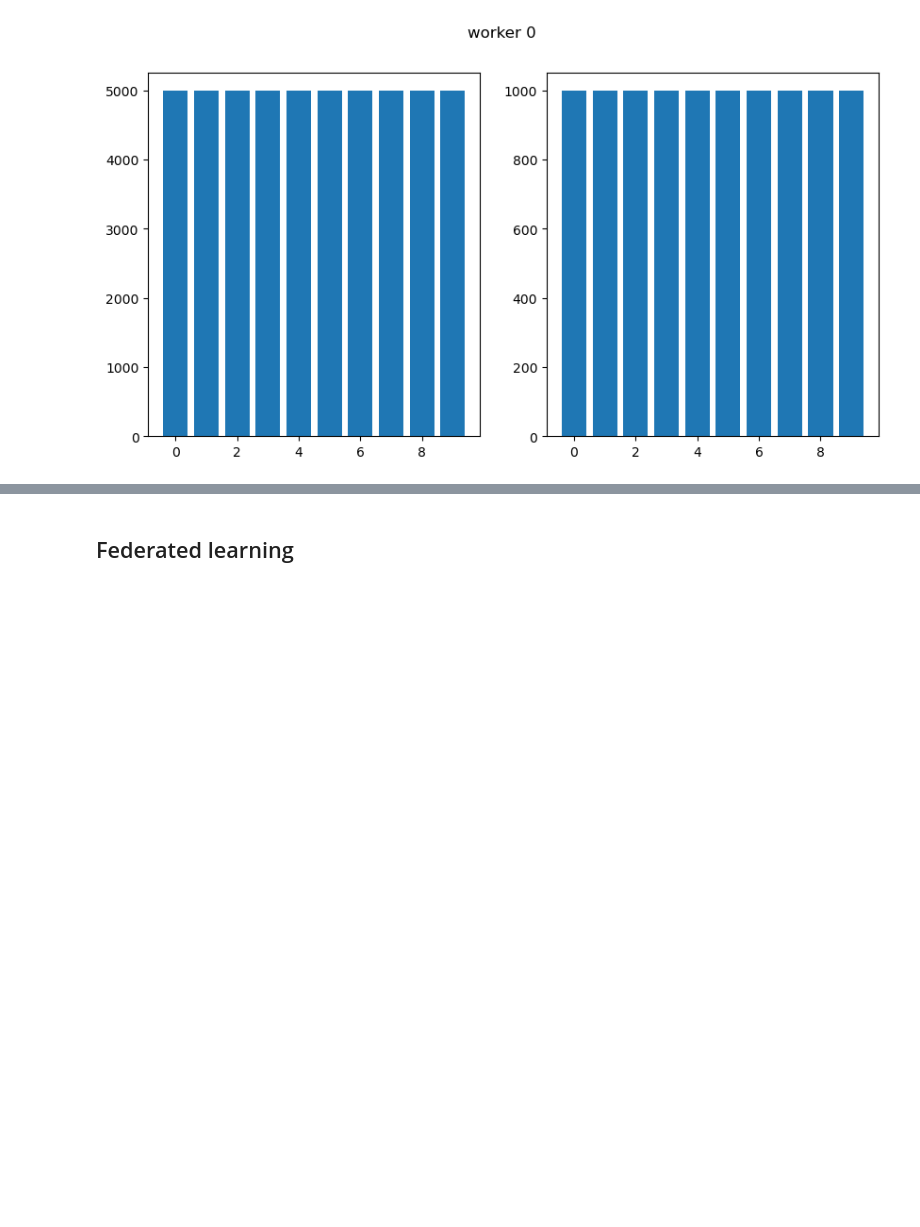
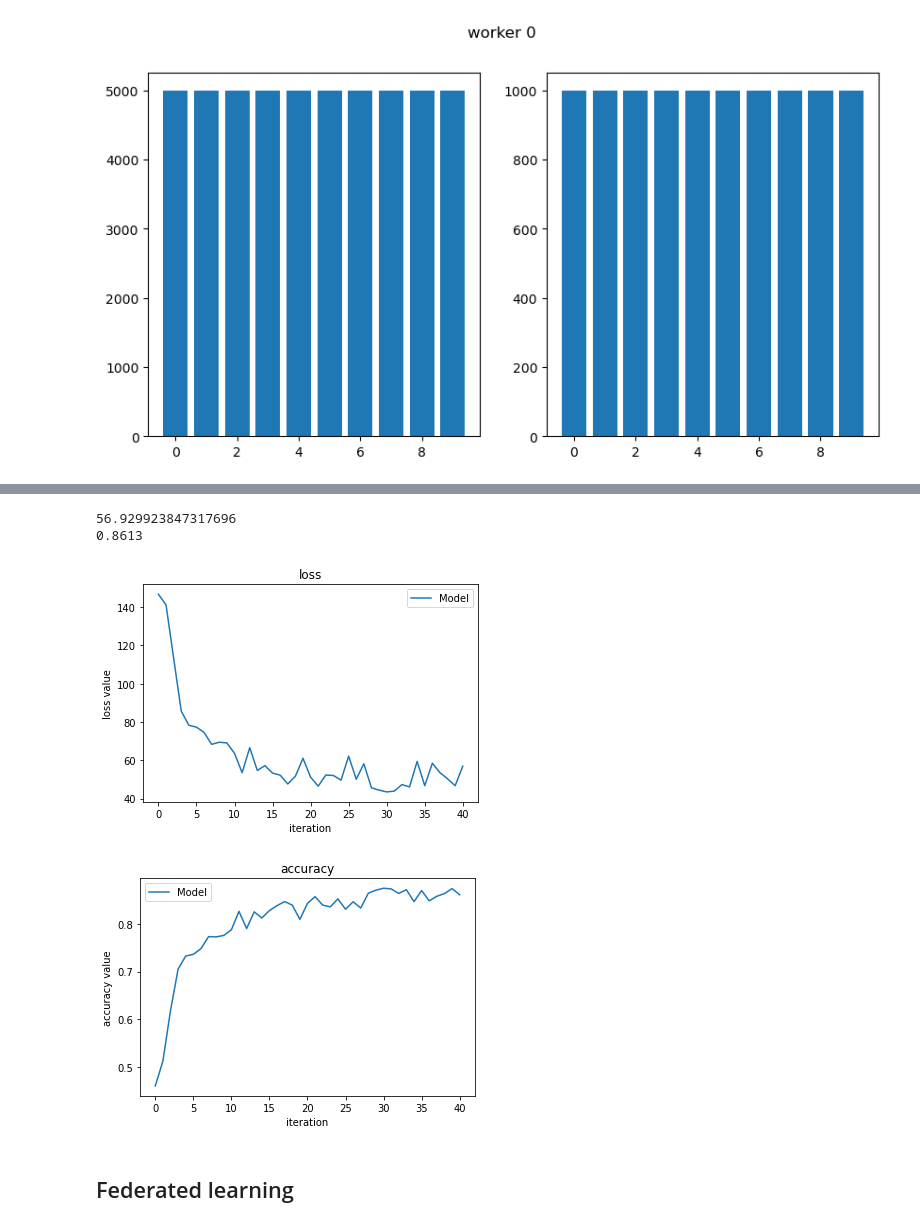
Before and after one commit to Sh41lD4n1n/FederatedLearning, a Jupyter notebook: Model_Init.ipynb, the cells around one changed output, grey strips where cells are left out. Drawn from its saved outputs; the diff is of its cells as text; code cells hidden in the pictures; blank space fills up the shorter version.

```diff
--- a/Model_Init.ipynb
+++ b/Model_Init.ipynb
@@ -51,5 +67,5 @@ m = Model("Model")
 trainloader = d.get_data_loaders()[0]['trainloader']
 testloader = d.get_data_loaders()[0]['testloader']
 
-m.run(epoch = 200,train_loader = trainloader,test_loader = testloader)
+m.run(epoch = 40,train_loader = trainloader,test_loader = testloader)
 # %% [output]
@@ -58,3 +73,13 @@ KeyboardInterrupt:
+# %%
+print(m.stat_collector.loss[-1])
+print(m.stat_collector.accuracy[-1])
+m.stat_collector.loss_plot()
+m.stat_collector.acc_plot()
+# %% [output]
+56.929923847317696
+0.8613
+[figure, added]
+[figure, added]
 # %% [markdown]
 ## Federated learning
 # %% [markdown]
```
Also changed, not shown: parts of 21 cells of this notebook, 7 other files.
